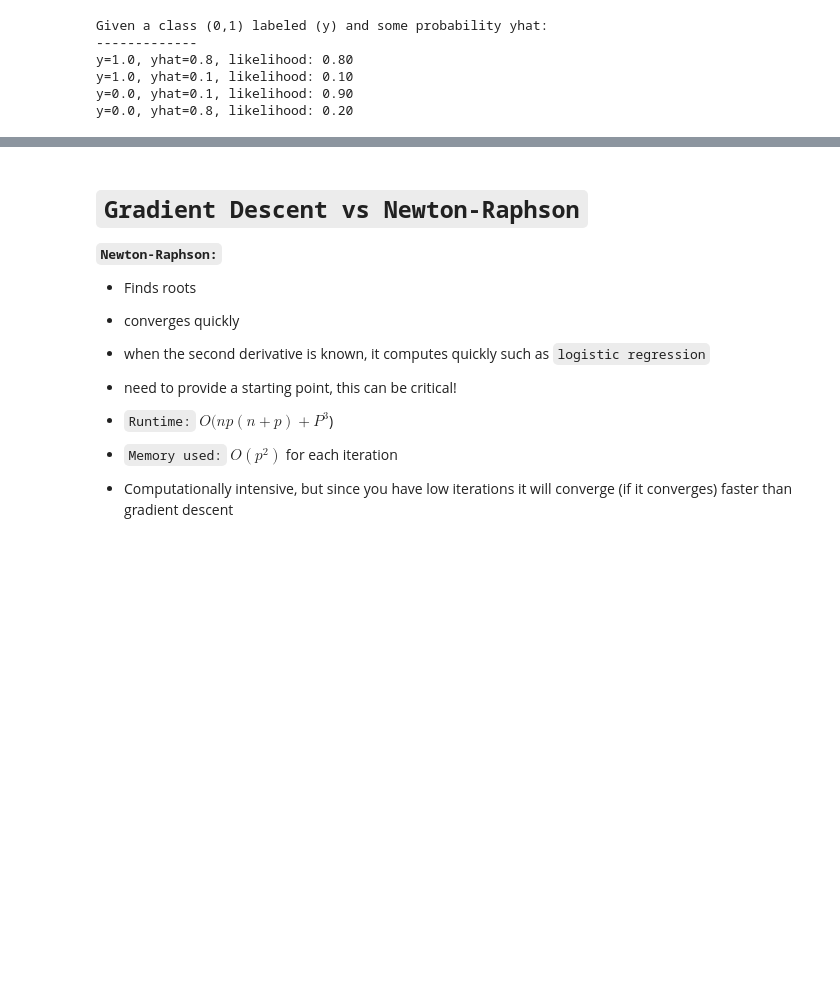
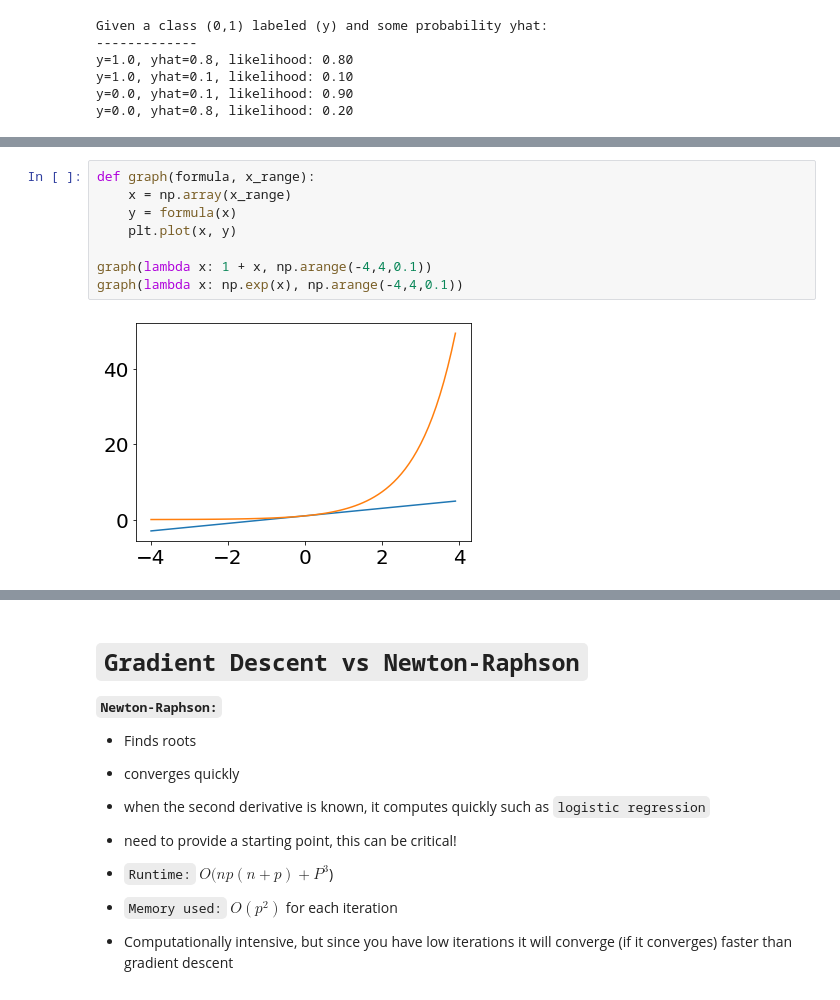
Before and after one commit to MrFuguDataScience/sklearn, a Jupyter notebook: SkLearn_02.ipynb, the cells around one changed output, grey strips where cells are left out. Drawn from its saved outputs; the diff is of its cells as text; blank space fills up the shorter version.

```diff
--- a/SkLearn_02.ipynb
+++ b/SkLearn_02.ipynb
@@ -423,0 +517,10 @@ Then you would have to take these and combine:
+# %%
+def graph(formula, x_range):
+    x = np.array(x_range)
+    y = formula(x)
+    plt.plot(x, y)
+
+graph(lambda x: 1 + x, np.arange(-4,4,0.1))
+graph(lambda x: np.exp(x), np.arange(-4,4,0.1))
+# %% [output]
+[figure, added]
```
Also changed, not shown: parts of 19 cells of this notebook.
